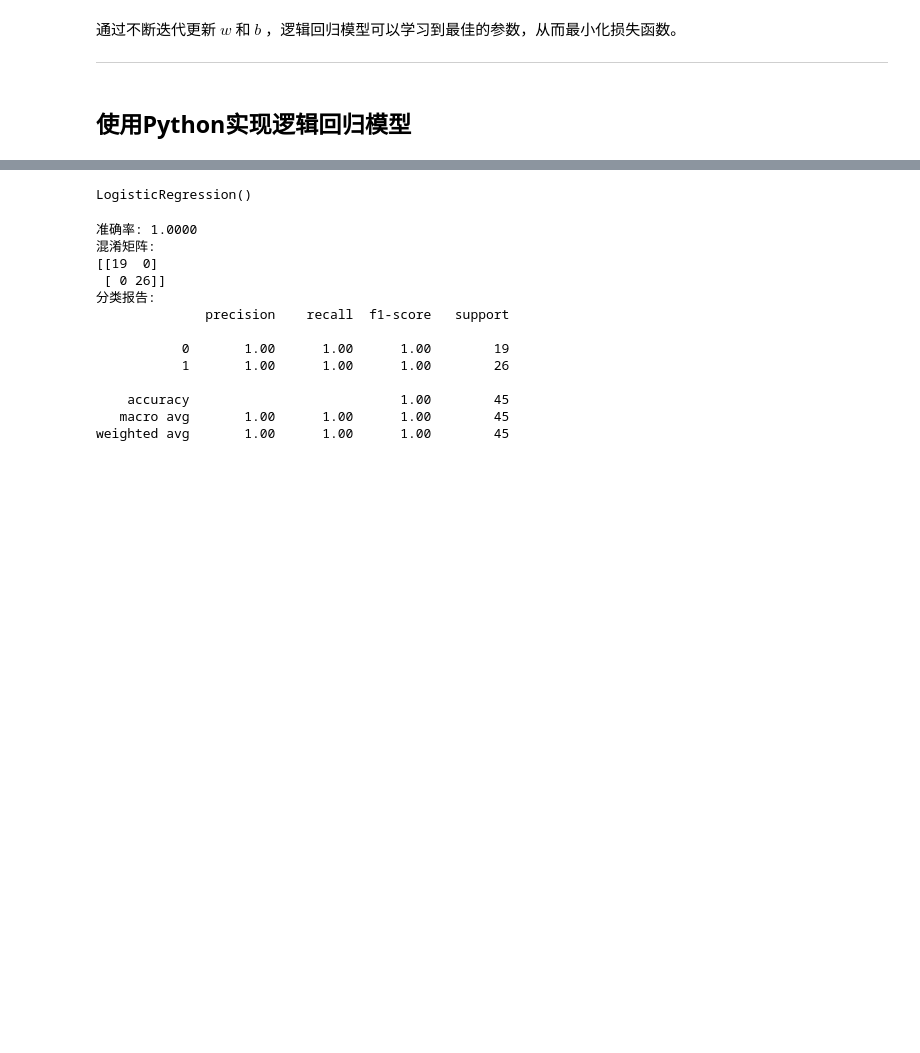
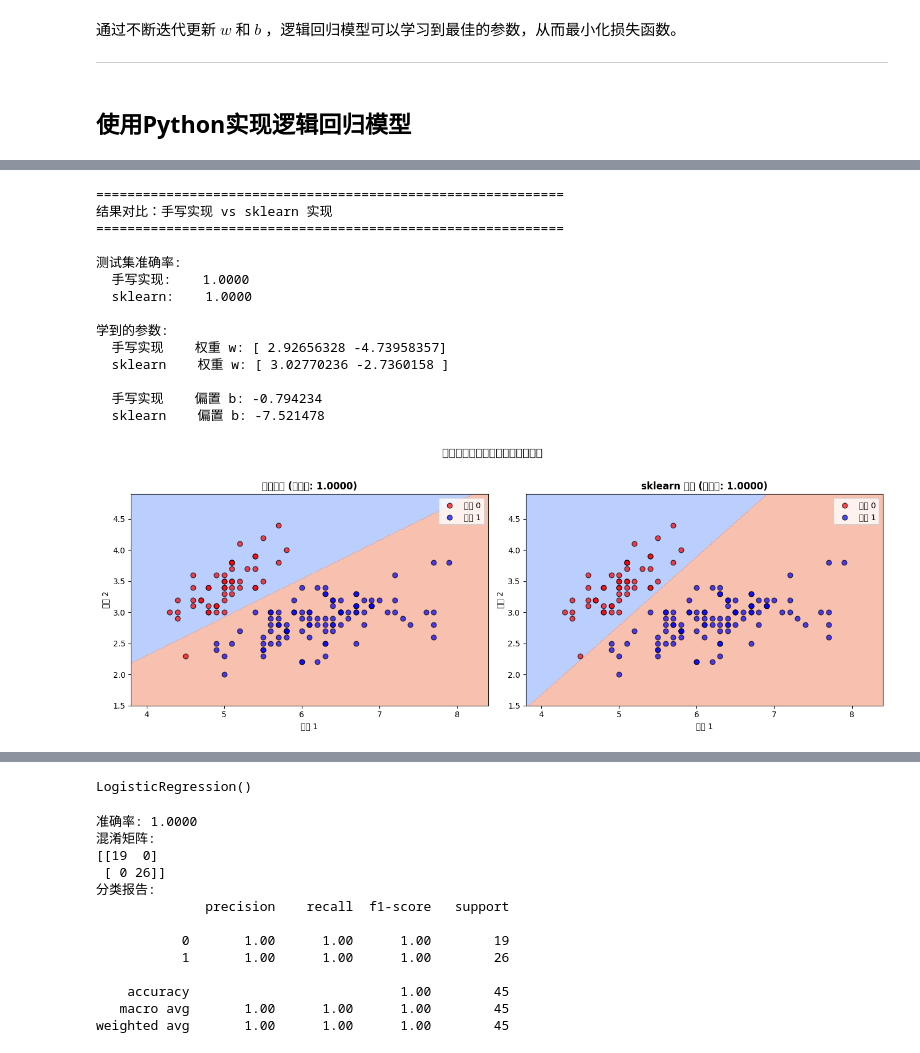
Before and after one commit to jinpeng900/AI-Learning, a Jupyter notebook: 3.机器学习/3.2 监督学习/4.逻辑回归.ipynb, the cells around one changed output, grey strips where cells are left out. Cells and saved outputs as stored; diff of their text form; code cells hidden in the pictures; blank space fills up the shorter version.

```diff
--- a/3.机器学习/3.2 监督学习/4.逻辑回归.ipynb
+++ b/3.机器学习/3.2 监督学习/4.逻辑回归.ipynb
@@ -58,0 +273,80 @@ $$\frac{\partial J(w,b)}{\partial b} = \frac{1}{m}\sum_{i=1}^{m}(h_\theta(x^{(i)
+# %%
+from sklearn.linear_model import LogisticRegression as SKLogisticRegression
+
+# 用 sklearn 训练同样的模型
+model_sklearn = SKLogisticRegression(
+    solver='lbfgs',
+    max_iter=1000,
+    random_state=42
+)
+model_sklearn.fit(X_train, y_train)
+
+# 获取 sklearn 的预测结果
+y_test_pred_sklearn = model_sklearn.predict(X_test)
+test_accuracy_sklearn = accuracy_score(y_test, y_test_pred_sklearn)
+
+# 对比两种实现
+print("="*60)
+print("结果对比：手写实现 vs sklearn 实现")
+print("="*60)
+
+print(f"\n测试集准确率:")
+print(f"  手写实现:    {test_accuracy:.4f}")
+print(f"  sklearn:    {test_accuracy_sklearn:.4f}")
+
+print(f"\n学到的参数:")
+print(f"  手写实现    权重 w: {model_scratch.w}")
+print(f"  sklearn    权重 w: {model_sklearn.coef_[0]}")
+print(f"\n  手写实现    偏置 b: {model_scratch.b:.6f}")
+print(f"  sklearn    偏置 b: {model_sklearn.intercept_[0]:.6f}")
+
+# 可视化对比
+fig, axes = plt.subplots(1, 2, figsize=(14, 5))
+
+x_min, x_max = X[:, 0].min() - 0.5, X[:, 0].max() + 0.5
+y_min, y_max = X[:, 1].min() - 0.5, X[:, 1].max() + 0.5
+
+xx, yy = np.meshgrid(np.linspace(x_min, x_max, 200),
+                      np.linspace(y_min, y_max, 200))
+
+# 左图：手写实现的决策边界
+Z_scratch = model_scratch.predict(np.c_[xx.ravel(), yy.ravel()]).reshape(xx.shape)
+axes[0].contourf(xx, yy, Z_scratch, alpha=0.6, cmap='coolwarm', levels=1)
+axes[0].scatter(X[y == 0, 0], X[y == 0, 1], c='red', label='类别 0', s=40, edgecolors='k', alpha=0.7)
+axes[0].scatter(X[y == 1, 0], X[y == 1, 1], c='blue', label='类别 1', s=40, edgecolors='k', alpha=0.7)
+axes[0].set_title(f'手写实现 (准确率: {test_accuracy:.4f})', fontweight='bold')
+axes[0].set_xlabel('特征 1')
+axes[0].set_ylabel('特征 2')
+axes[0].legend()
+
+# 右图：sklearn 的决策边界
+Z_sklearn = model_sklearn.predict(np.c_[xx.ravel(), yy.ravel()]).reshape(xx.shape)
+axes[1].contourf(xx, yy, Z_sklearn, alpha=0.6, cmap='coolwarm', levels=1)
+axes[1].scatter(X[y == 0, 0], X[y == 0, 1], c='red', label='类别 0', s=40, edgecolors='k', alpha=0.7)
+axes[1].scatter(X[y == 1, 0], X[y == 1, 1], c='blue', label='类别 1', s=40, edgecolors='k', alpha=0.7)
+axes[1].set_title(f'sklearn 实现 (准确率: {test_accuracy_sklearn:.4f})', fontweight='bold')
+axes[1].set_xlabel('特征 1')
+axes[1].set_ylabel('特征 2')
+axes[1].legend()
+
+plt.suptitle('决策边界对比：两种实现基本一致', fontsize=14, fontweight='bold', y=1.02)
+plt.tight_layout()
+plt.show()
+
+print("\n✓ 手写实现正确！两种方法学到的决策边界基本一致。")
+# %% [output]
+============================================================
+结果对比：手写实现 vs sklearn 实现
+============================================================
+
+测试集准确率:
+  手写实现:    1.0000
+  sklearn:    1.0000
+
+学到的参数:
+  手写实现    权重 w: [ 2.92656328 -4.73958357]
+  sklearn    权重 w: [ 3.02770236 -2.7360158 ]
+
+  手写实现    偏置 b: -0.794234
+  sklearn    偏置 b: -7.521478
+[figure, added]
```
Also changed, not shown: parts of 10 cells of this notebook, 15 other files.
